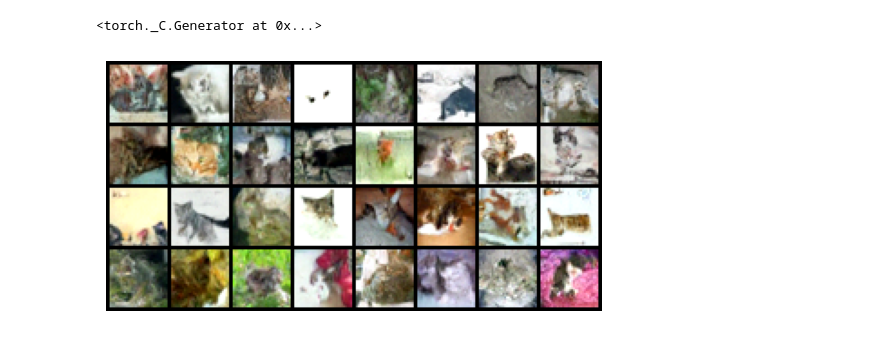
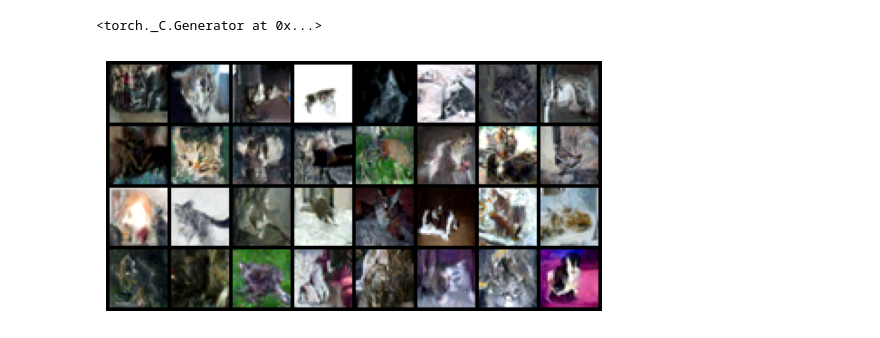
Before and after one commit to dkumar2701/image-deeplearning, a Jupyter notebook: catdiffusion.ipynb, the cells around one changed output. Cells and saved outputs as stored; diff of their text form; code cells hidden in the pictures.

Commit message:
add 1024 epoch halved channel model

```diff
--- a/catdiffusion.ipynb
+++ b/catdiffusion.ipynb
@@ -163,6 +164,8 @@ def train(args):
         model = UNet().to(device)
     elif (args.model == "UNet_2xUD"):
         model = UNet_2xUD().to(device)
+    elif (args.model == "UNet_2xUD_halfchannels"):
+        model = UNet_2xUD_halfchannels().to(device)
 
     dataloader = get_data(args)
     optimizer = optim.AdamW(model.parameters(), lr=args.lr)
@@ -201,13 +204,13 @@ def train(args):
 # parser = argparse.ArgumentParser()
 import types
 args = types.SimpleNamespace()
-args.run_name = "1024ep-16batch-3e4lr-UNet_2xUD"
+args.run_name = "1024ep-16batch-3e4lr-UNet_2xUD_halfchannels"
 args.epochs = 1024
 args.batch_size = 16
 args.image_size = 32
 args.device = "cuda"
 args.lr = 3e-4
-args.model = "UNet_2xUD"
+args.model = "UNet_2xUD_halfchannels"
 
 impath = os.path.join("images/", args.run_name)
 modelpath = os.path.join("models/CatDiffusion/", args.run_name)
@@ -220,31 +223,34 @@ train(args)
 # %%
 # original structure
 path = os.path.join("models/CatDiffusion/", args.run_name, "ckpt.pt")
 if (args.model == "UNet"):
     model = UNet().to("cuda")
 elif (args.model == "UNet_2xUD"):
     model = UNet_2xUD().to("cuda")
+elif (args.model == "UNet_2xUD_halfchannels"):
+        model = UNet_2xUD_halfchannels().to("cuda")
+
 
 # structure reduced to 2x up down blocks
 # args.run_name = "1e4lr"
 # path = os.path.join("models/CatDiffusion/", args.run_name, "ckpt.pt")
 # model = UNet_2xUD().to("cuda")
 
 model.load_state_dict(torch.load(path))
 diffusion = Diffusion(img_size=args.image_size, device="cuda")
 
 iarr = []
 sampled_images = diffusion.sample(model, n=32, disable_bar=False, out=iarr)
 img_grid = torchvision.utils.make_grid(sampled_images)
 save_images(img_grid, os.path.join("output/", args.run_name, f"{uuid.uuid4()}.png"))
 
 ndarr = img_grid.permute(1, 2, 0).cpu().numpy()
 plt.figure()
 plt.axis("off")
 plt.imshow(ndarr)
 plt.show()
 # %% [output]
-[figure, old version]
+[figure, new version]
 # %%
 # fig = plt.figure()
 # plt.axis("off")
```
Also changed, not shown: parts of 1 cell of this notebook, 3 other files.
